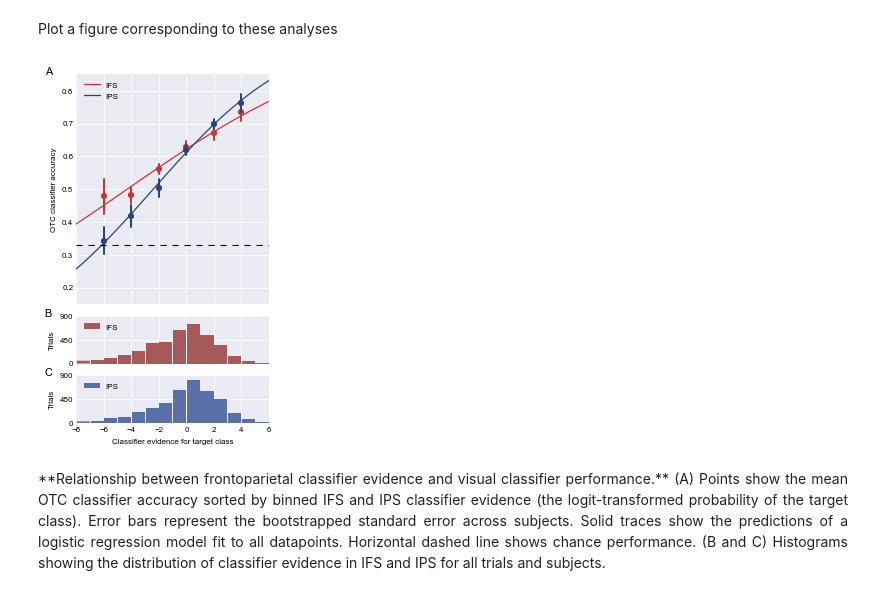
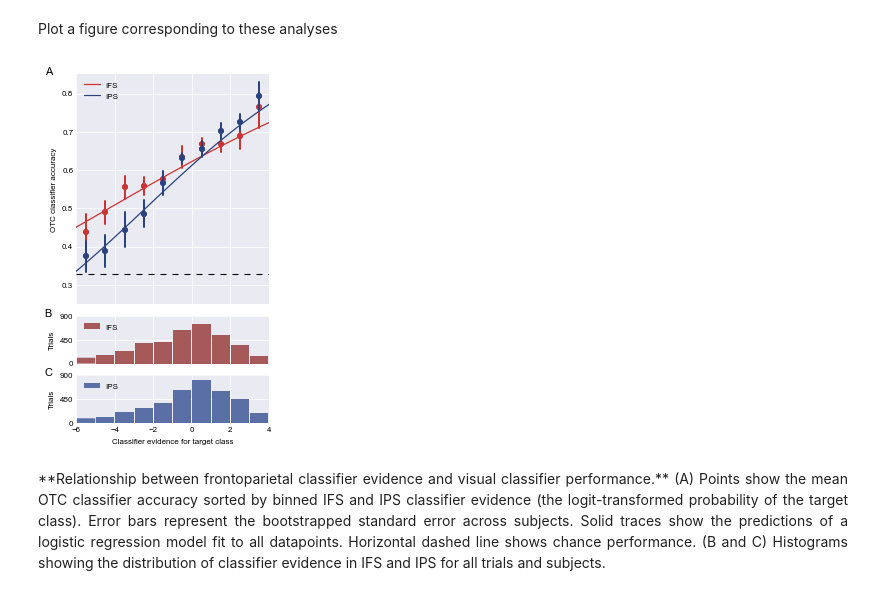
Before and after one commit to WagnerLabPapers/Waskom_JNeurosci_2014, a Jupyter notebook: Behavioral_and_Decoding_Analyses.ipynb, the cells around one changed output. Saved outputs shown, nothing was run; the diff lists cells and outputs as text; code cells hidden in the pictures.

Commit message:
Update main analysis notebook after first round of review

```diff
--- a/Behavioral_and_Decoding_Analyses.ipynb
+++ b/Behavioral_and_Decoding_Analyses.ipynb
@@ -97,3 +100,7 @@ subjects = pd.Series(lyman.determine_subjects(), name="subj")
+# %%
+project = lyman.gather_project_info()
+anal_dir = project["analysis_dir"]
+data_dir = project["data_dir"]
 # %% [markdown]
 Set some colors globally to use in all figures.
 # %%
@@ -120,7 +127,7 @@ lr_test = function(m1, m2, name){
 Read each subject's master behavioral file and build two group DataFrames -- one with all trials (`behav_full`) and one with only trials considered in the fMRI analyses (`behav_df`). The latter exludes incorrect trials as well as trials identified as artifacts in the fMRI preprocessing.
 # %%
 def dksort_behav_join():
-    behav_temp = "../data/%s/behav/behav_data.csv"
+    behav_temp = op.join(data_dir, "%s/behav/behav_data.csv")
     behav_data = []
     for subj in subjects:
         df = pd.read_csv(behav_temp % subj, index_col="trial")
@@ -1463,7 +1469,7 @@ The next set of analyses focus on the question of influence, or at least interac
 def dksort_model_logits():
     logits = dict()
     preds = dict()
-    bins = np.arange(-13, 13, 2)
+    bins = np.arange(-14.5, 14.5, 1)
     for roi in net_rois:
         mask = "yeo17_" + roi.lower()
         ds = mvpa.extract_group("dimension", roi, mask, frames, peak, "rt", dv=dv4)
@@ -1541,7 +1589,7 @@ def dksort_figure_7():
     x_pred = sm.add_constant(xx, prepend=True)
     pred_rois = ["IFS", "IPS"]
     models = {roi: np.empty((subjects.size, xx.size)) for roi in pred_rois}
-    xlim = [-8, 6]
+    xlim = [-6, 4]
 
     models = dict()
     for roi in pred_rois:
@@ -1562,38 +1610,38 @@ def dksort_figure_7():
         roi_pivot = pd.pivot_table(logit_df, "OTC_acc", "subj", roi + "_bin").values
         bins = np.sort(logit_df[roi + "_bin"].unique())
         sns.tsplot(roi_pivot, time=bins, err_style="ci_bars", color=color, interpolate=False,
-                   err_kws={"linewidth": 2}, markersize=6, ax=axr)
+                   estimator=stats.nanmean, err_kws={"linewidth": 2}, markersize=6, ax=axr)
         axh = f.add_axes([.15, .23 - i * .15, .8, .12])
-        bins = np.linspace(*xlim + [15])
+        bins = np.linspace(*xlim, num=xlim[1] - xlim[0] + 1)
         axh.hist(logit_df[roi], bins, rwidth=.95,
                  color=histcolor, linewidth=0, label=roi)
         axh.set_yticks(np.linspace(0, 900, 3))
         axh.set_ylabel("Trials")
         if i:
             axh.set_xlabel("Classifier evidence for target class")
         else:
             axh.set_xticklabels([])
         axh.legend(loc="upper left")
 
     # Set the regession axis properties
     axr.set_xlim(*xlim)
-    axr.set_ylim(.15, .85)
+    axr.set_ylim(.25, .85)
     axr.set_xticklabels([])
     axr.axhline(.33, c="k", ls="--")
     axr.set_ylabel("OTC classifier accuracy")
     axr.legend(loc="upper left")
 
     # Label the panels
     textsize = 11
     f.text(.02, .96, "A", size=textsize)
     f.text(.02, .35, "B", size=textsize)
     f.text(.02, .20, "C", size=textsize)
 
     save_figure(f, "figure_7")
 
 dksort_figure_7()
 # %% [output]
-[figure, old version]
+[figure, new version]
 # %% [markdown]
 <div style="width:585px;padding-left:120px" align="justify">
 **Relationship between frontoparietal classifier evidence and visual classifier performance.** (A) Points show the mean OTC classifier accuracy sorted by binned IFS and IPS classifier evidence (the logit-transformed probability of the target class). Error bars represent the bootstrapped standard error across subjects. Solid traces show the predictions of a logistic regression model fit to all datapoints. Horizontal dashed line shows chance performance. (B and C) Histograms showing the distribution of classifier evidence in IFS and IPS for all trials and subjects.
```
Also changed, not shown: parts of 23 cells of this notebook, 7 other files.
